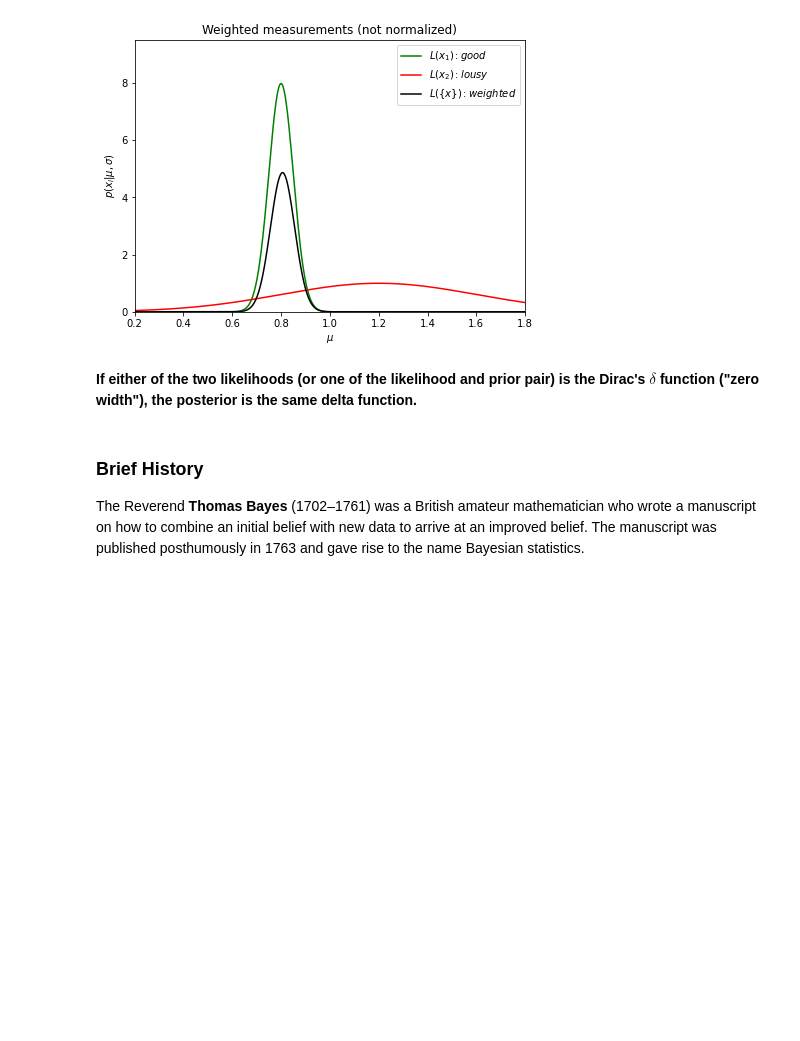
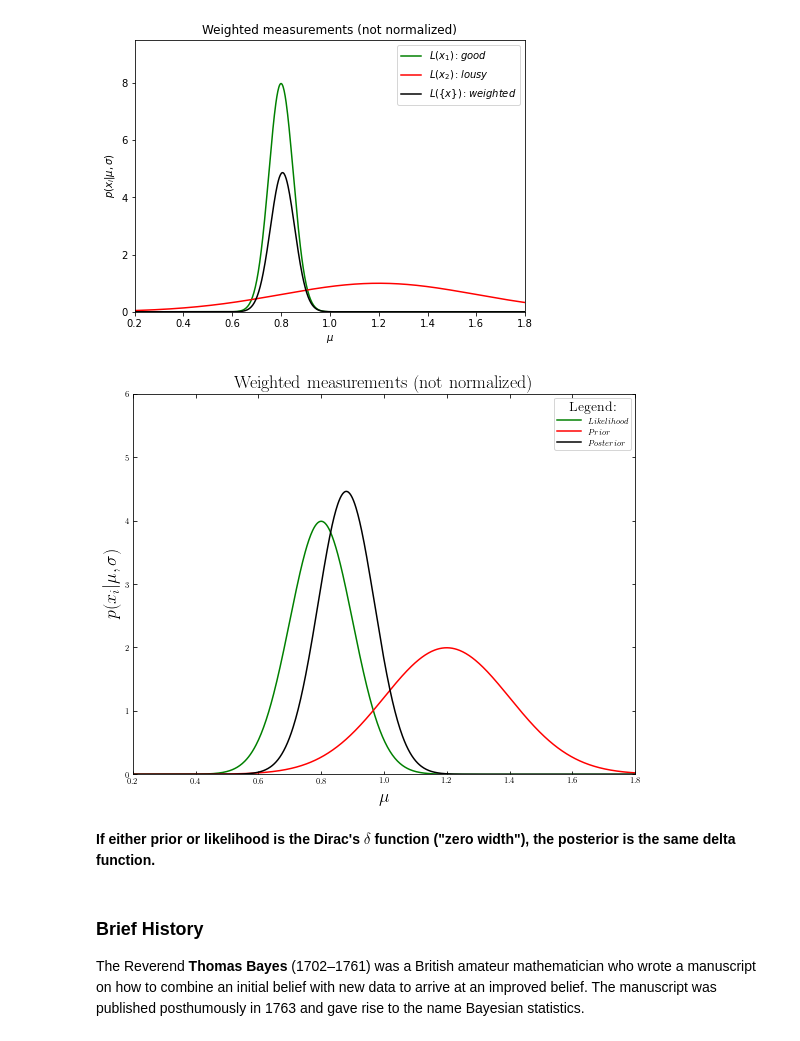
Before and after one commit to ivezic/RBI2023, a Jupyter notebook: notebooks/Lecture3.ipynb, the cells around one changed output. Cells and saved outputs as stored; diff of their text form; code cells hidden in the pictures; blank space fills up the shorter version.

Commit message:
added simple prior-likelihood-posterior example

```diff
--- a/notebooks/Lecture3.ipynb
+++ b/notebooks/Lecture3.ipynb
@@ -253,9 +253,31 @@ plt.legend()
 plt.show()
 # %% [output]
 [figure]
+# %%
+### What happens when we have one precise and one lousy measurement?
+L1 = norm(0.8, 0.1).pdf(muGrid)
+L2 = norm(1.2, 0.2).pdf(muGrid)
+L = L1 * L2
+L /= np.sum(L)*(muGrid[1]-muGrid[0])
+# plot
+fig, ax = plt.subplots(figsize=(9, 7))
+plt.plot(muGrid, L1, ls='-', c='green', label=r'$Likelihood$')
+plt.plot(muGrid, L2, ls='-', c='red', label=r'$Prior$')
+plt.plot(muGrid, L, ls='-', c='black', label=r'$Posterior$')
+
+plt.xlim(0.2, 1.8)
+plt.ylim(0, 6)
+plt.xlabel('$\mu$', fontsize=18)
+plt.ylabel(r'$p(x_i|\mu,\sigma)$', fontsize=18)
+plt.title('Weighted measurements (not normalized)', fontsize=18)
+legend=plt.legend()
+legend.set_title('Legend:',prop={'size':14})
+
+plt.show()
+# %% [output]
+[figure, added]
 # %% [markdown]
-**If either of the two likelihoods (or one of the likelihood and prior pair) is
-the Dirac's $\delta$ function ("zero width"), the posterior is the same delta function.**
+**If either prior or likelihood is the Dirac's $\delta$ function ("zero width"), the posterior is the same delta function.**
 # %% [markdown]
 ### Brief History
 
```
